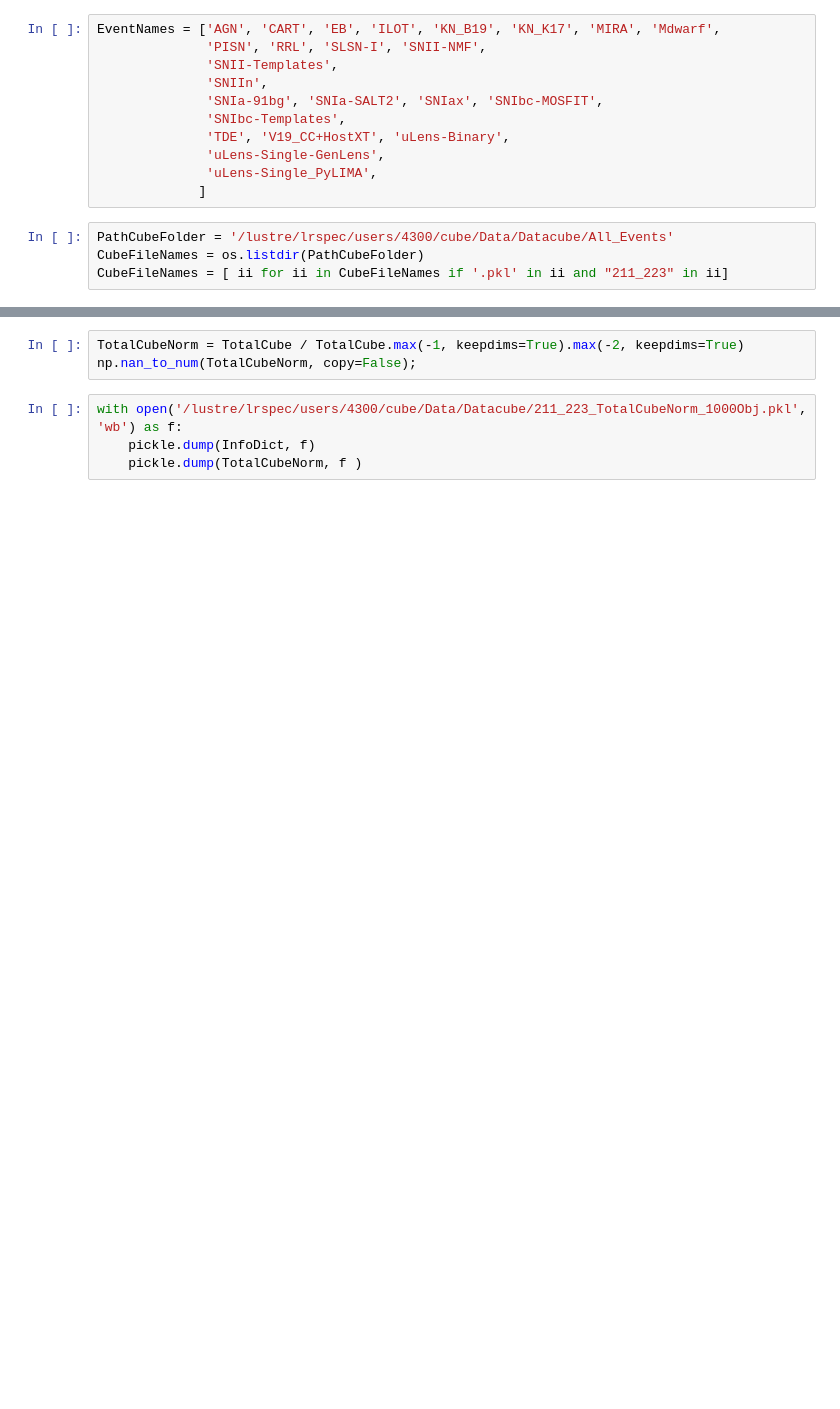
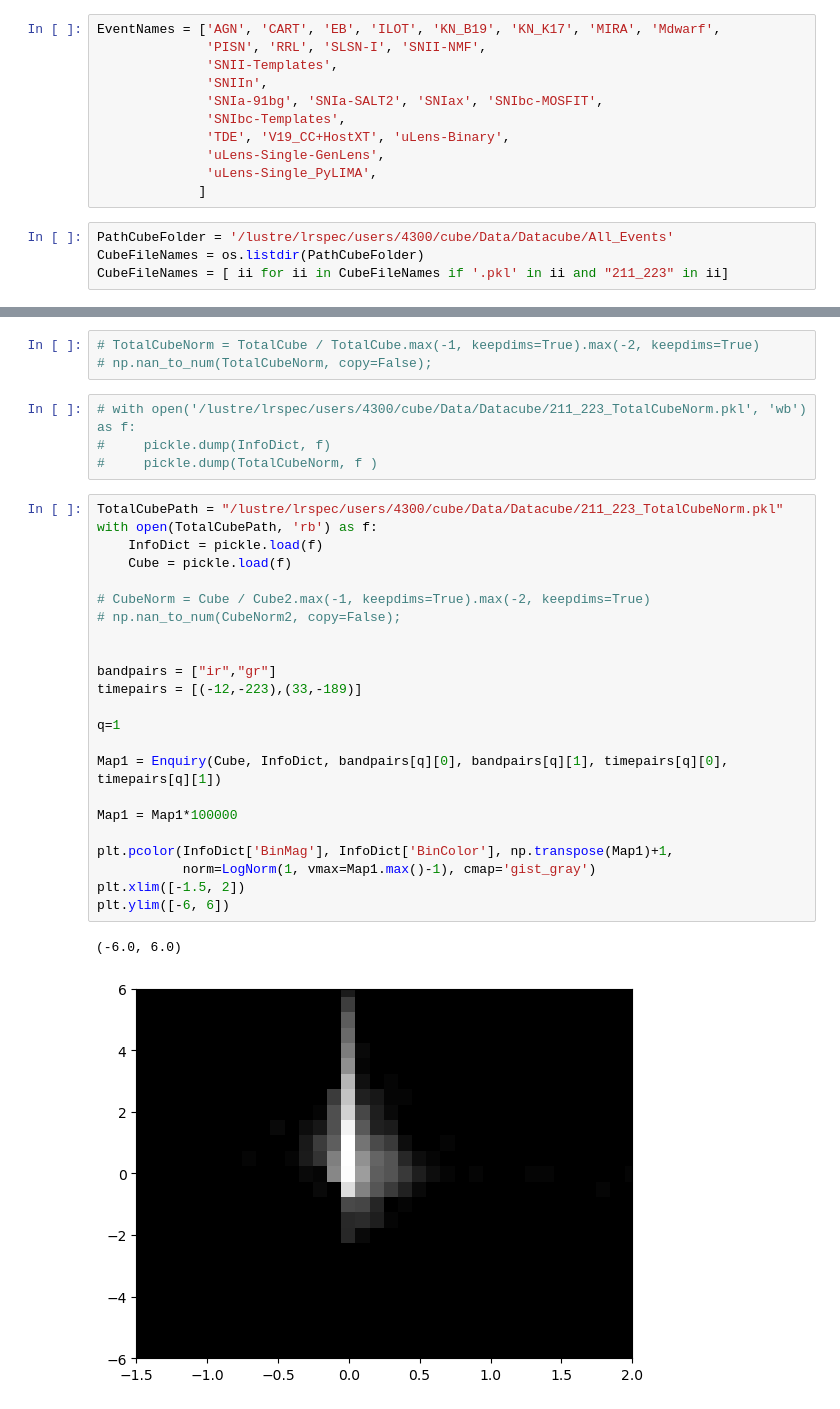
Before and after one commit to mnilsson8/Cube, a Jupyter notebook: Cube/DP2_in_Total_Cube.ipynb, the cells around one changed output, grey strips where cells are left out. Saved outputs shown, nothing was run; the diff lists cells and outputs as text; blank space fills up the shorter version.

Commit message:
DP2 points on total cube

```diff
--- a/Cube/DP2_in_Total_Cube.ipynb
+++ b/Cube/DP2_in_Total_Cube.ipynb
@@ -169,7 +167,33 @@ if TotalCube.min() < 0:
 # %%
-TotalCubeNorm = TotalCube / TotalCube.max(-1, keepdims=True).max(-2, keepdims=True)
-np.nan_to_num(TotalCubeNorm, copy=False);
+# TotalCubeNorm = TotalCube / TotalCube.max(-1, keepdims=True).max(-2, keepdims=True)
+# np.nan_to_num(TotalCubeNorm, copy=False);
 # %%
-with open('/lustre/lrspec/users/4300/cube/Data/Datacube/211_223_TotalCubeNorm_1000Obj.pkl', 'wb') as f:
-    pickle.dump(InfoDict, f)
-    pickle.dump(TotalCubeNorm, f )
+# with open('/lustre/lrspec/users/4300/cube/Data/Datacube/211_223_TotalCubeNorm.pkl', 'wb') as f:
+#     pickle.dump(InfoDict, f)
+#     pickle.dump(TotalCubeNorm, f )
+# %%
+TotalCubePath = "/lustre/lrspec/users/4300/cube/Data/Datacube/211_223_TotalCubeNorm.pkl"
+with open(TotalCubePath, 'rb') as f:
+    InfoDict = pickle.load(f)
+    Cube = pickle.load(f)
+
+# CubeNorm = Cube / Cube2.max(-1, keepdims=True).max(-2, keepdims=True)
+# np.nan_to_num(CubeNorm2, copy=False);
+
+
+bandpairs = ["ir","gr"]
+timepairs = [(-12,-223),(33,-189)]
+
+q=1
+
+Map1 = Enquiry(Cube, InfoDict, bandpairs[q][0], bandpairs[q][1], timepairs[q][0], timepairs[q][1])
+
+Map1 = Map1*100000
+
+plt.pcolor(InfoDict['BinMag'], InfoDict['BinColor'], np.transpose(Map1)+1,
+           norm=LogNorm(1, vmax=Map1.max()-1), cmap='gist_gray')
+plt.xlim([-1.5, 2])
+plt.ylim([-6, 6])
+# %% [output]
+(-6.0, 6.0)
+[figure, added]
```
Also changed, not shown: parts of 6 cells of this notebook, 1 other file.
